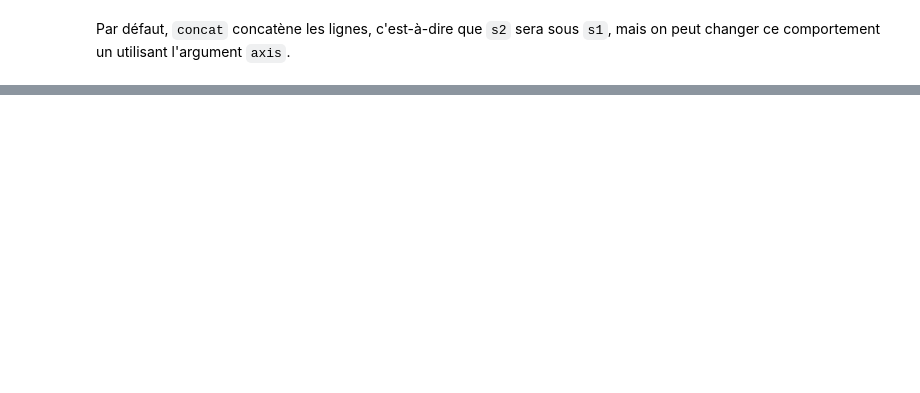
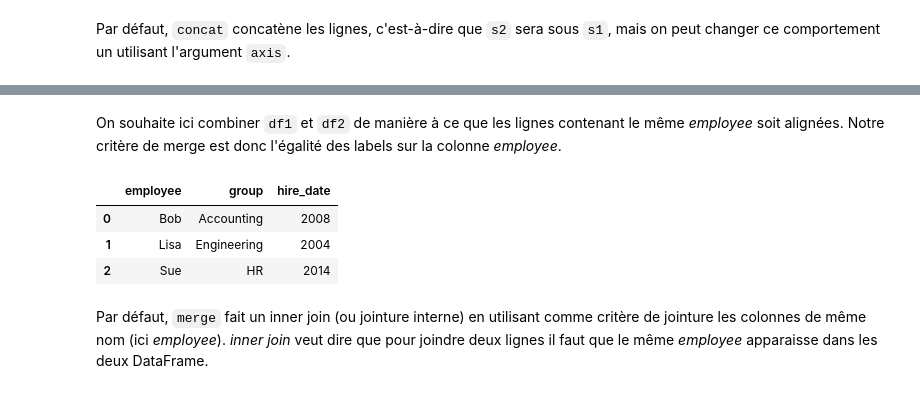
Before and after one commit to flotpython/course, a Jupyter notebook: w7/w7-s3-c04-operations-avancee-pandas.ipynb, the cells around one changed output, grey strips where cells are left out. Drawn from its saved outputs; the diff is of its cells as text; code cells hidden in the pictures; blank space fills up the shorter version.

```diff
--- a/w7/w7-s3-c04-operations-avancee-pandas.ipynb
+++ b/w7/w7-s3-c04-operations-avancee-pandas.ipynb
@@ -49,0 +139,5 @@ pd.concat([s1, s2], axis=1)
+# %%
+df1 = pd.DataFrame({'employee': ['Bob', 'Lisa', 'Sue'],
+                    'group': ['Accounting', 'Engineering', 'HR']})
+df2 = pd.DataFrame({'employee': ['Lisa', 'Bob', 'Sue'],
+                    'hire_date': [2004, 2008, 2014]})
@@ -49,0 +156,11 @@ pd.concat([s1, s2], axis=1)
+# %% [markdown]
+On souhaite ici combiner `df1` et `df2` de manière à ce que les lignes contenant le même _employee_ soit alignées. Notre critère de merge est donc l'égalité des labels sur la colonne _employee_.
+# %%
+pd.merge(df1, df2)
+# %% [output]
+|  | employee | group | hire_date |
+| 0 | Bob | Accounting | 2008 |
+| 1 | Lisa | Engineering | 2004 |
+| 2 | Sue | HR | 2014 |
+# %% [markdown]
+Par défaut, `merge` fait un inner join (ou jointure interne) en utilisant comme critère de jointure les colonnes de même nom (ici _employee_). _inner join_ veut dire que pour joindre deux lignes il faut que le même _employee_ apparaisse dans les deux DataFrame.
```
Also changed, not shown: parts of 43 cells of this notebook.
